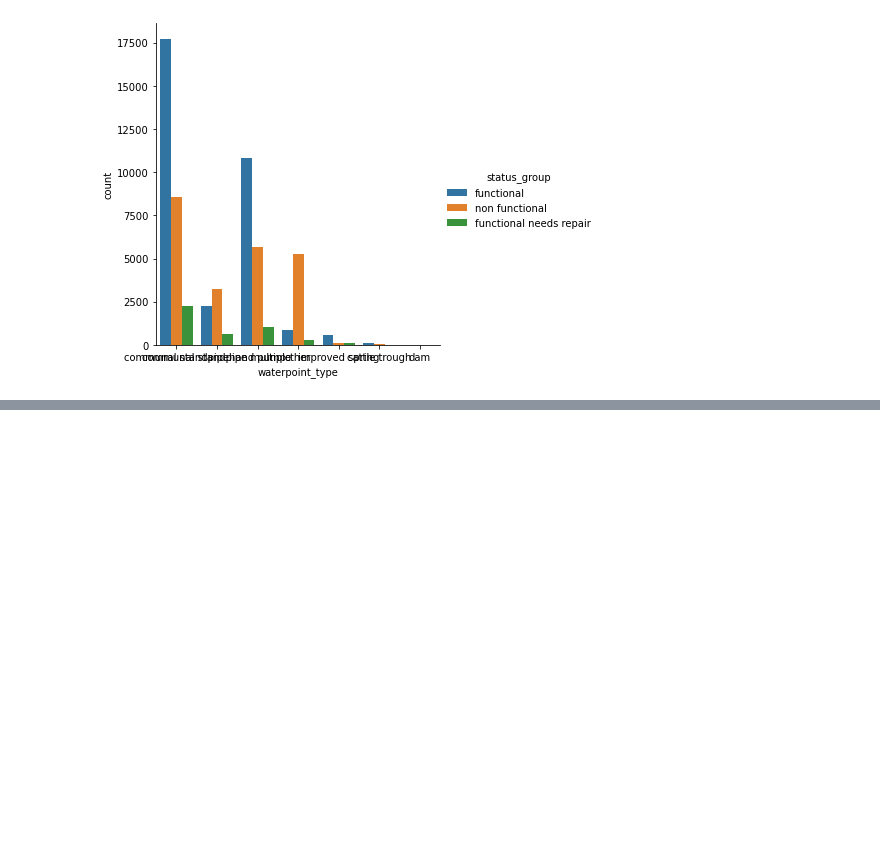
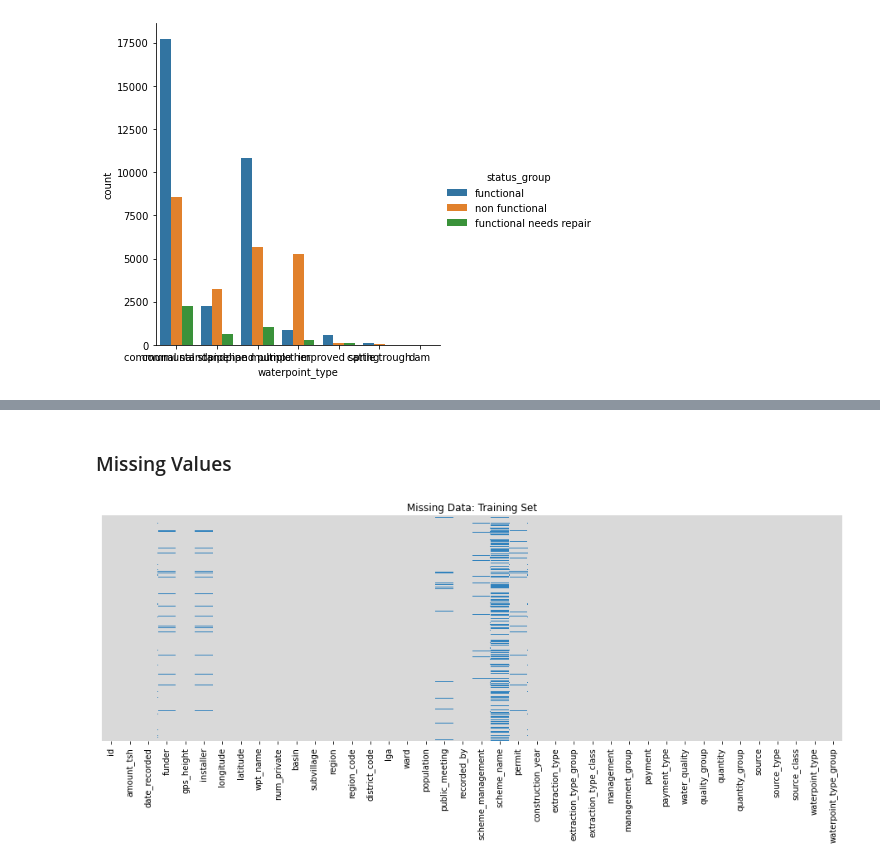
Before and after one commit to UpGoerFive/Tanzania-Well-Project, a Jupyter notebook: EDA.ipynb, the cells around one changed output, grey strips where cells are left out. Cells and saved outputs as stored; diff of their text form; code cells hidden in the pictures; blank space fills up the shorter version.

```diff
--- a/EDA.ipynb
+++ b/EDA.ipynb
@@ -513,0 +543,9 @@ ax.set_title("Heatmap of Correlation Between Attributes");
+# %% [markdown]
+### Missing Values
+# %%
+plt.figure(figsize = (16,5))
+sns.heatmap(X.isnull(),yticklabels = False, cbar = False,cmap = 'tab20c_r')
+plt.title('Missing Data: Training Set')
+plt.show()
+# %% [output]
+[figure, added]
```
Also changed, not shown: parts of 11 cells of this notebook.
